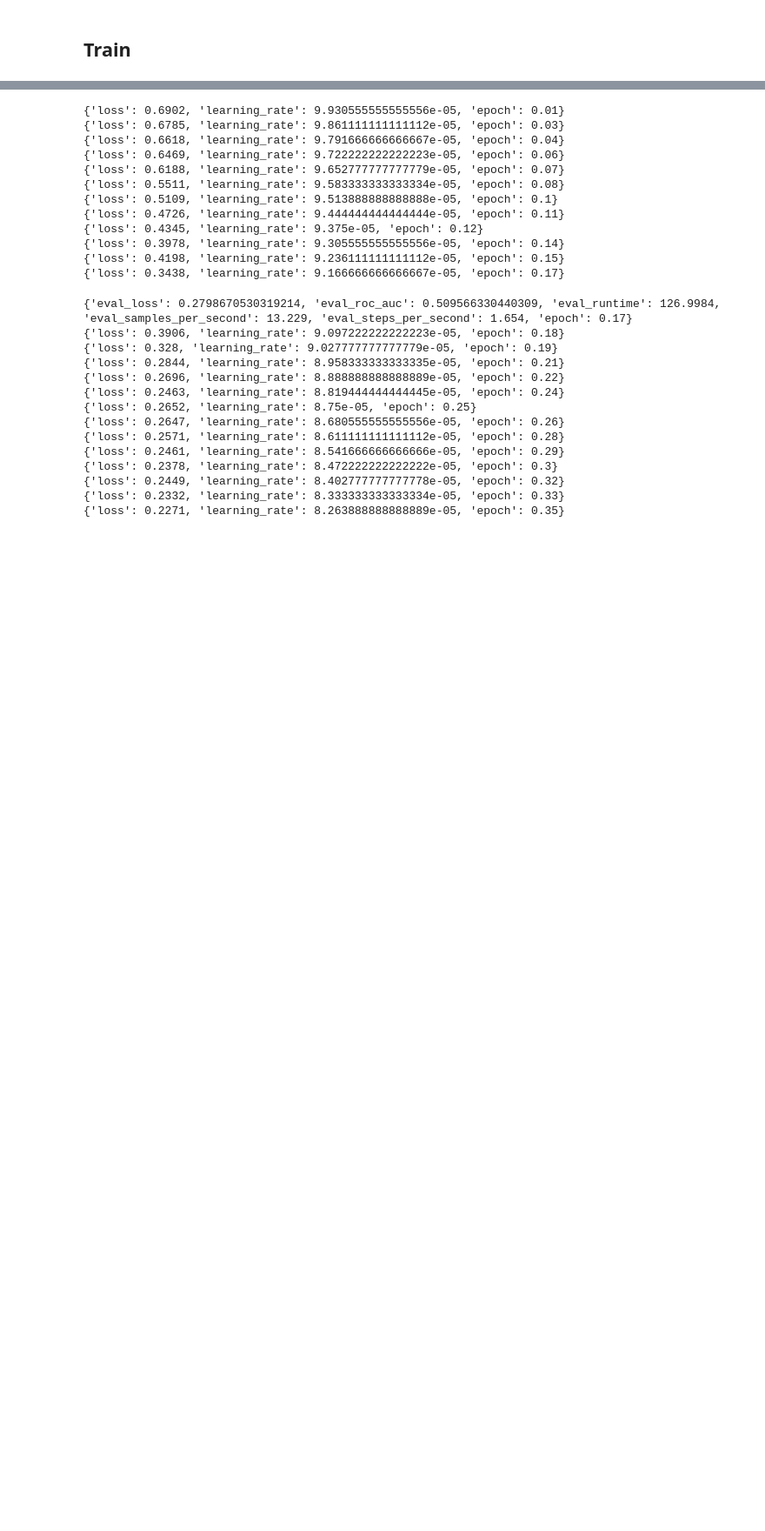
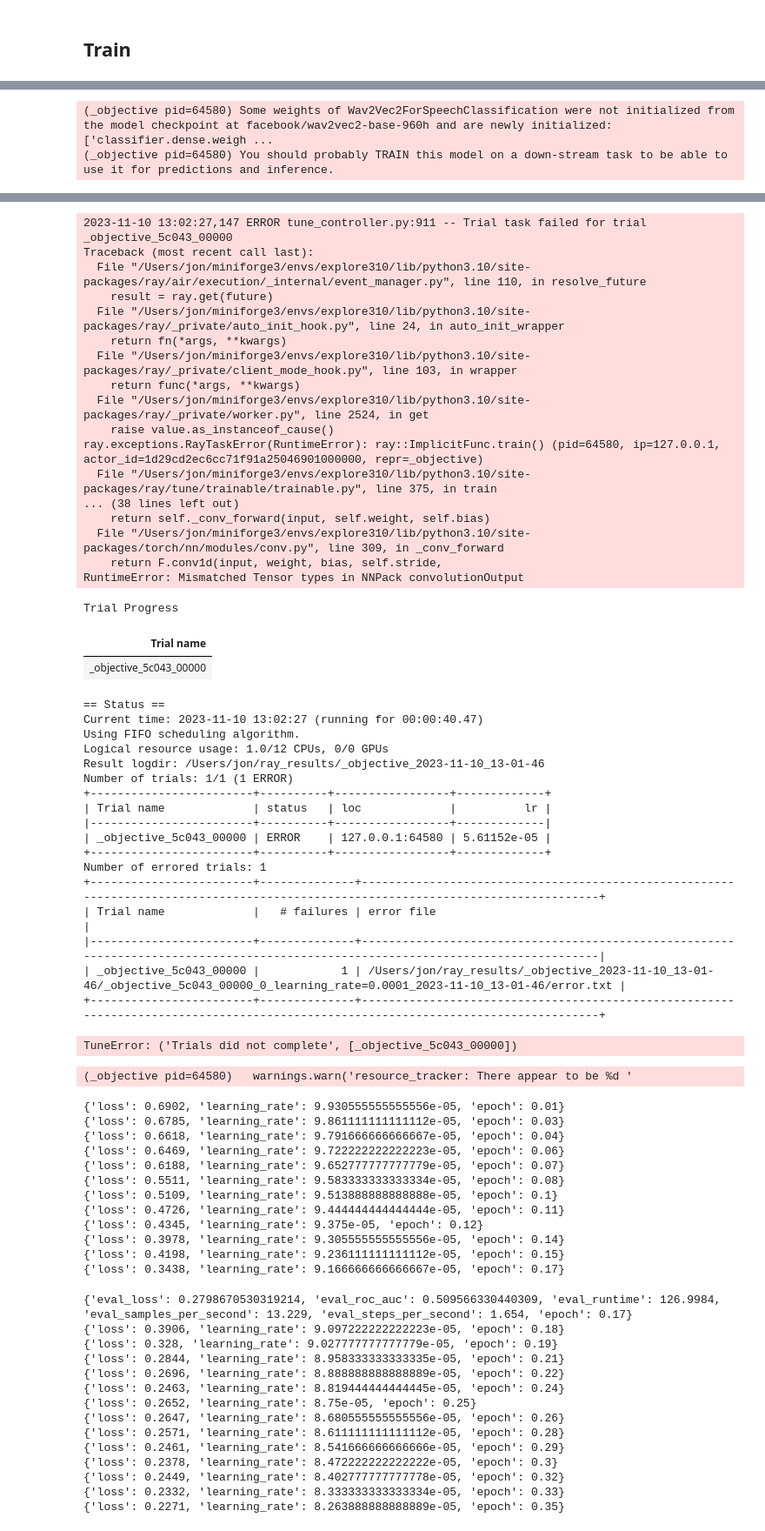
Before and after one commit to hans/ideal-word-representations, a Jupyter notebook: transformer model.ipynb, the cells around one changed output, grey strips where cells are left out. Shown at 87% size. Cells and saved outputs as stored; diff of their text form; code cells hidden in the pictures; blank space fills up the shorter version.

```diff
--- a/transformer model.ipynb
+++ b/transformer model.ipynb
@@ -44,2 +63,11 @@ DatasetDict({
+# %%
+corpus_path = "timit_corpus"
+
+if not Path(corpus_path).exists():
+    corpus, phone_vocab = prepare_corpus()
+    corpus.save_to_disk(corpus_path)
+else:
+    corpus = datasets.load_from_disk(corpus_path)
+    phone_vocab = get_phone_vocab(corpus)
 # %%
 # Load wav2vec2
@@ -118,5 +112,5 @@ def compute_metrics(p: transformers.EvalPrediction):
     # preds = np.argmax(preds, axis=-1)
     # return {"accuracy": (preds == p.label_ids).astype(np.float32).mean().item()}
 # %%
-coll = DataCollator(processor=processor, model=model, padding=True,
-                    num_labels=len(twfe.all_phones))
+coll = DataCollator(processor=processor, model=model_init(None), padding=True,
+                    num_labels=len(phone_vocab.index2token))
@@ -124,7 +121,7 @@ coll = DataCollator(processor=processor, model=model, padding=True,
 from transformers import TrainingArguments, Trainer, EarlyStoppingCallback
 
 training_args = TrainingArguments(
-    output_dir="testrun2",
+    output_dir="testrun5",
     group_by_length=True,
     per_device_train_batch_size=16,
     evaluation_strategy="steps",
@@ -136,6 +133,7 @@ training_args = TrainingArguments(
     learning_rate=1e-4,
     save_total_limit=5,
     use_cpu=True,
+    use_mps_device=False,
     remove_unused_columns=False,
     load_best_model_at_end=True,
 )
@@ -167,6 +168,8 @@ reporter = tune.CLIReporter(
 best_trial = trainer.hyperparameter_search(
     direction="minimize",
     backend="ray",
+    resources_per_trial={"cpu": 1},
     hp_space=hp_space,
-    n_trials=10,
-    reporter=reporter)
+    n_trials=1,
+    progress_reporter=reporter)
+# %% [output]
@@ -172,0 +183,2 @@ best_trial = trainer.hyperparameter_search(
+(_objective pid=64580) Some weights of Wav2Vec2ForSpeechClassification were not initialized from the model checkpoint at facebook/wav2vec2-base-960h and are newly initialized: ['classifier.dense.weigh ...
+(_objective pid=64580) You should probably TRAIN this model on a down-stream task to be able to use it for predictions and inference.
@@ -173,3 +202,42 @@ best_trial = trainer.hyperparameter_search(
+2023-11-10 13:02:27,147 ERROR tune_controller.py:911 -- Trial task failed for trial _objective_5c043_00000
+Traceback (most recent call last):
+  File "/Users/jon/miniforge3/envs/explore310/lib/python3.10/site-packages/ray/air/execution/_internal/event_manager.py", line 110, in resolve_future
+    result = ray.get(future)
+  File "/Users/jon/miniforge3/envs/explore310/lib/python3.10/site-packages/ray/_private/auto_init_hook.py", line 24, in auto_init_wrapper
+    return fn(*args, **kwargs)
+  File "/Users/jon/miniforge3/envs/explore310/lib/python3.10/site-packages/ray/_private/client_mode_hook.py", line 103, in wrapper
+    return func(*args, **kwargs)
+  File "/Users/jon/miniforge3/envs/explore310/lib/python3.10/site-packages/ray/_private/worker.py", line 2524, in get
+    raise value.as_instanceof_cause()
+ray.exceptions.RayTaskError(RuntimeError): ray::ImplicitFunc.train() (pid=64580, ip=127.0.0.1, actor_id=1d29cd2ec6cc71f91a25046901000000, repr=_objective)
+  File "/Users/jon/miniforge3/envs/explore310/lib/python3.10/site-packages/ray/tune/trainable/trainable.py", line 375, in train
+... (38 lines left out)
+    return self._conv_forward(input, self.weight, self.bias)
+  File "/Users/jon/miniforge3/envs/explore310/lib/python3.10/site-packages/torch/nn/modules/conv.py", line 309, in _conv_forward
+    return F.conv1d(input, weight, bias, self.stride,
+RuntimeError: Mismatched Tensor types in NNPack convolutionOutput
+Trial Progress
+| Trial name |
+| _objective_5c043_00000 |
+== Status ==
+Current time: 2023-11-10 13:02:27 (running for 00:00:40.47)
+Using FIFO scheduling algorithm.
+Logical resource usage: 1.0/12 CPUs, 0/0 GPUs
+Result logdir: /Users/jon/ray_results/_objective_2023-11-10_13-01-46
+Number of trials: 1/1 (1 ERROR)
++------------------------+----------+-----------------+-------------+
+| Trial name             | status   | loc             |          lr |
+|------------------------+----------+-----------------+-------------|
+| _objective_5c043_00000 | ERROR    | 127.0.0.1:64580 | 5.61152e-05 |
++------------------------+----------+-----------------+-------------+
+Number of errored trials: 1
++------------------------+--------------+-----------------------------------------------------------------------------------------------------------------------------------+
+| Trial name             |   # failures | error file                                                                                                                        |
+|------------------------+--------------+-----------------------------------------------------------------------------------------------------------------------------------|
+| _objective_5c043_00000 |            1 | /Users/jon/ray_results/_objective_2023-11-10_13-01-46/_objective_5c043_00000_0_learning_rate=0.0001_2023-11-10_13-01-46/error.txt |
++------------------------+--------------+-----------------------------------------------------------------------------------------------------------------------------------+
+TuneError: ('Trials did not complete', [_objective_5c043_00000])
+(_objective pid=64580)   warnings.warn('resource_tracker: There appear to be %d '
 # %%
 # # Manual
 # batch = next(iter(trainer.get_train_dataloader()))
```
Also changed, not shown: parts of 17 cells of this notebook.
